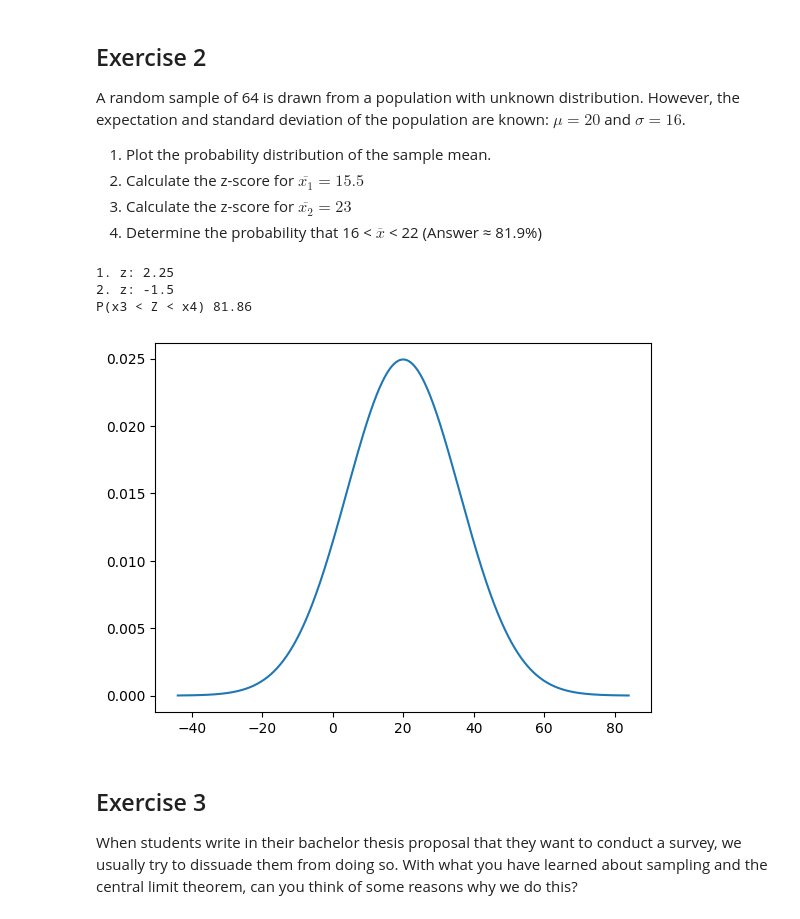
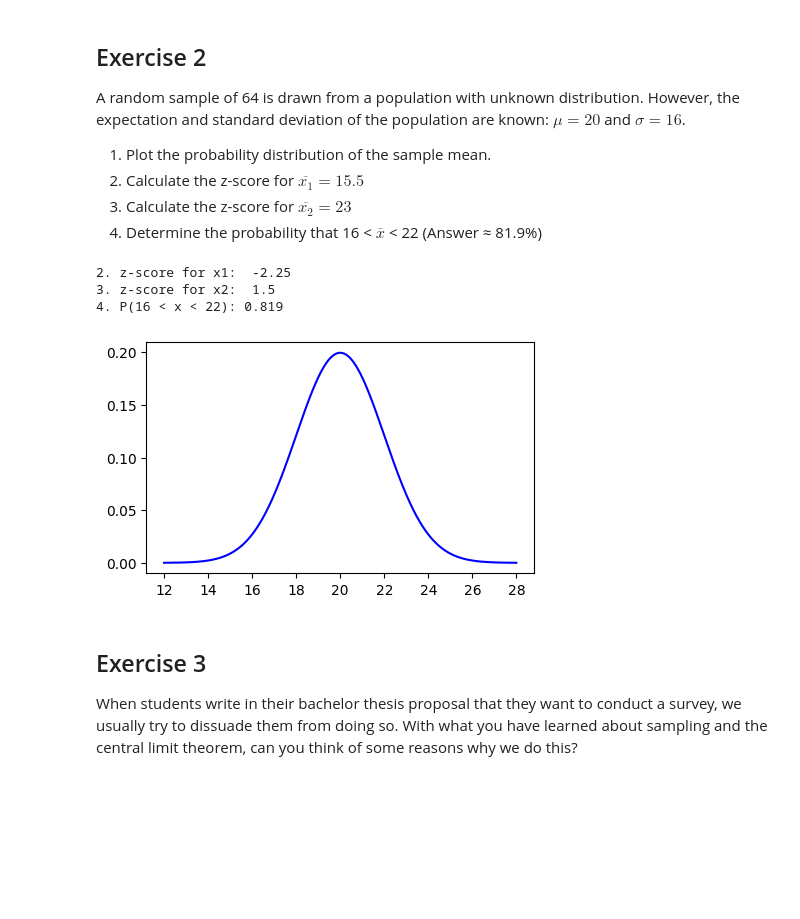
Before and after one commit to JasperDeGeest/dsai-labs, a Jupyter notebook: 3-central-limit-testing/lab-3.02-central-limit-theory.ipynb, the cells around one changed output. Drawn from its saved outputs; the diff is of its cells as text; code cells hidden in the pictures; blank space fills up the shorter version.

```diff
--- a/3-central-limit-testing/lab-3.02-central-limit-theory.ipynb
+++ b/3-central-limit-testing/lab-3.02-central-limit-theory.ipynb
@@ -59,33 +68,29 @@ A random sample of 64 is drawn from a population with unknown distribution. Howe
 2. Calculate the z-score for $\overline{x_1} = 15.5$
 3. Calculate the z-score for $\overline{x_2} = 23$
 4. Determine the probability that 16 < $\overline{x}$ < 22 (Answer ≈ 81.9%)
-# %%
-mu = 20
-sigma = 16
-n = 64
-
-# 1
-dist_x = np.linspace(mu - 4*sigma, mu + 4*sigma, 1000)
-dist_y = stats.norm.pdf(dist_x, loc=mu, scale=sigma)
-plt.plot(dist_x, dist_y)
-
-# 2
-x1 = (mu - 15.5) / (sigma/np.sqrt(n))
-print(f"1. z: {x1}")
-
-# 3
-x2 = (mu - 23) / (sigma/np.sqrt(n))
-print(f"2. z: {x2}")
-
-# 4
-x3 = (mu - 16) / (sigma/np.sqrt(n))
-x4 = (mu - 22) / (sigma/np.sqrt(n))
-print(f"P(x3 < Z < x4) {round((stats.norm.cdf(x3) - stats.norm.cdf(x4)), 4)*100}")
-# %% [output]
-1. z: 2.25
-2. z: -1.5
-P(x3 < Z < x4) 81.86
-[figure, removed]
+# %%
+# Parameters
+mu = 20               # population mean
+sigma = 16             # population std deviation
+n = 64                 # sample size
+se = sigma / np.sqrt(n)
+# X range for plot
+x = np.linspace(mu - 4 * se, mu + 4 * se, num=1000)
+pdf = stats.norm.pdf(x, mu, se)
+
+# 1. Plot probability distribution of the sample mean
+plt.figure(figsize=(5, 3))
+plt.plot(x, pdf, color='blue')
+
+print("2. z-score for x1: ",(15.5 - mu) / se)
+print("3. z-score for x2: ",(23 - mu) / se)
+
+print("4. P(16 < x < 22): %.3f" % (stats.norm.cdf(22, mu, se)-stats.norm.cdf(16, mu, se)))
+# %% [output]
+2. z-score for x1:  -2.25
+3. z-score for x2:  1.5
+4. P(16 < x < 22): 0.819
+[figure, added]
 # %% [markdown]
 ## Exercise 3
 
```
Also changed, not shown: parts of 4 cells of this notebook, 40 other files.
